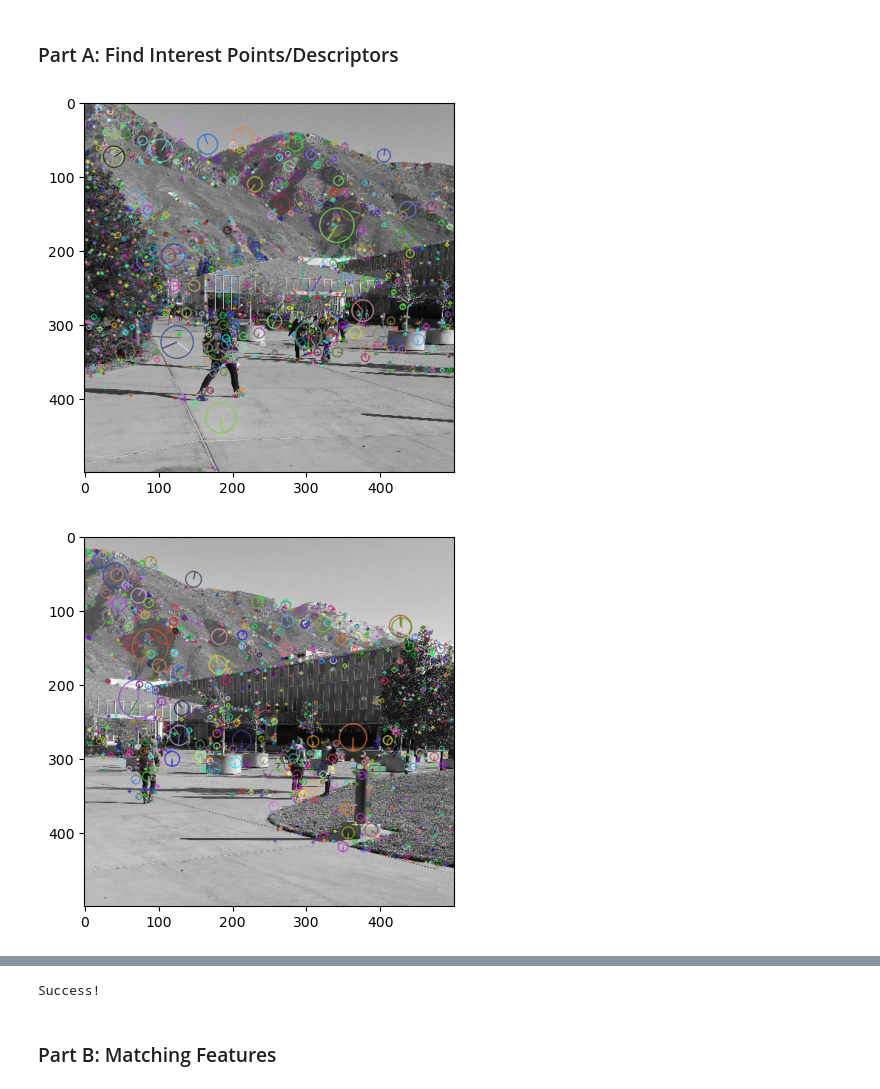
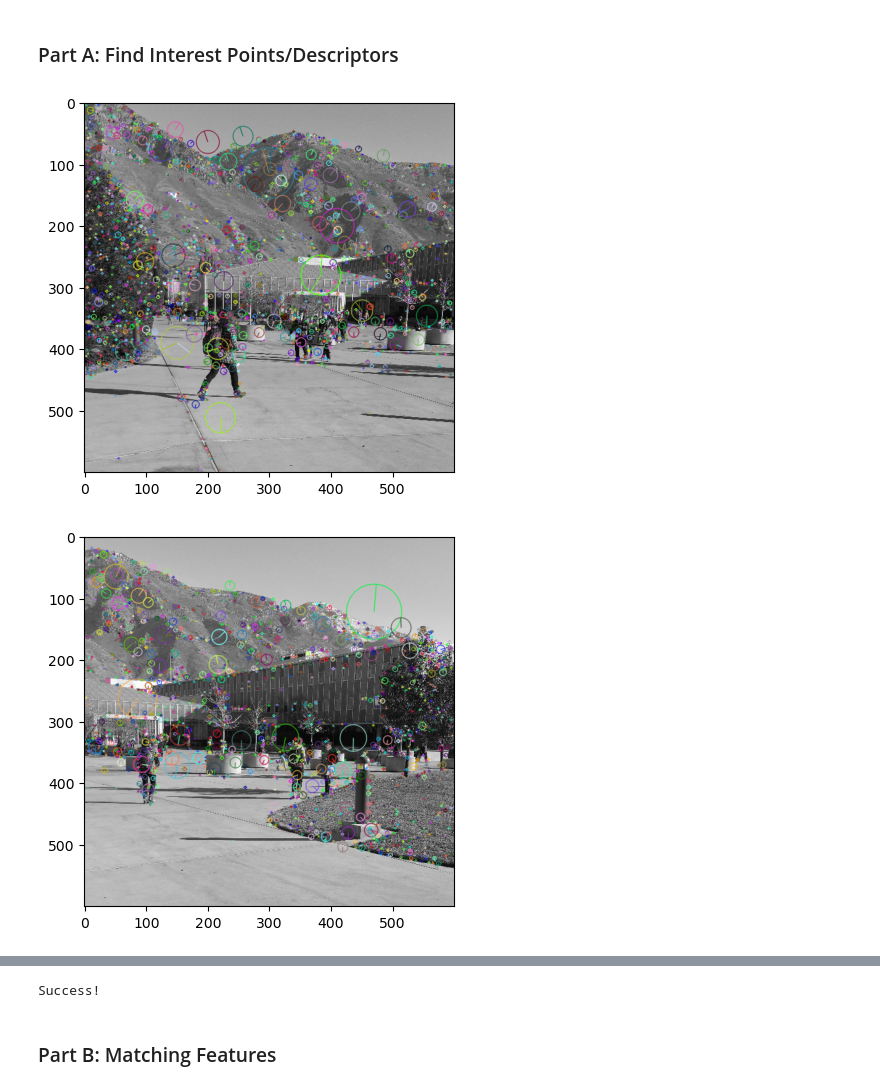
Before and after one commit to BrennanBertola/CS450, a Jupyter notebook: proj3-stitching/proj3-Panoramic-Mosaicing.ipynb, the cells around one changed output, grey strips where cells are left out. Cells and saved outputs as stored; diff of their text form; code cells hidden in the pictures.

```diff
--- a/proj3-stitching/proj3-Panoramic-Mosaicing.ipynb
+++ b/proj3-stitching/proj3-Panoramic-Mosaicing.ipynb
@@ -92,7 +92,7 @@ import numpy as np
 # Show an example output here
 
 def getSIFT(img, draw=False):
-    img = cv2.resize(img, (500,500))
+    img = cv2.resize(img, (600,600))
     gray = cv2.cvtColor(img, cv2.COLOR_BGR2GRAY)
 
     sift = cv2.SIFT_create()
@@ -103,32 +103,32 @@ def getSIFT(img, draw=False):
 
     return kp, des, img
 
 def getPoints(draw=True):
     retVal = []
     retImg = []
 
     img = cv2.imread("Images/campus1.jpg")
     img = img[:,:,::-1]
     kp, des1, img = getSIFT(img, draw)
     retVal.append((kp,des1))
     retImg.append(img)
 
     img = cv2.imread("Images/campus3.jpg")
     img = img[:,:,::-1]
     kp, des2, img = getSIFT(img, draw)
     retVal.append((kp,des2))
     retImg.append(img)
 
     img = cv2.imread("Images/campus2.jpg")
     img = img[:,:,::-1]
     kp, des, img = getSIFT(img, draw)
     retVal.append((kp,des))
     retImg.append(img)
 
     return retVal, retImg
 
 getPoints()
 print("Success!")
 # %% [output]
-[figure, old version]
+[figure, new version]
-[figure, old version]
+[figure, new version]
```
Also changed, not shown: parts of 3 cells of this notebook.
